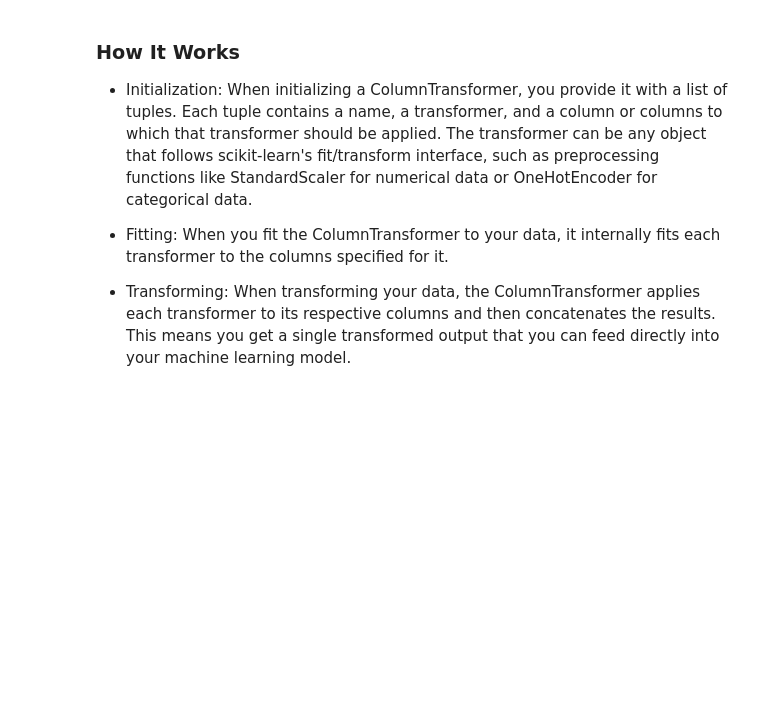
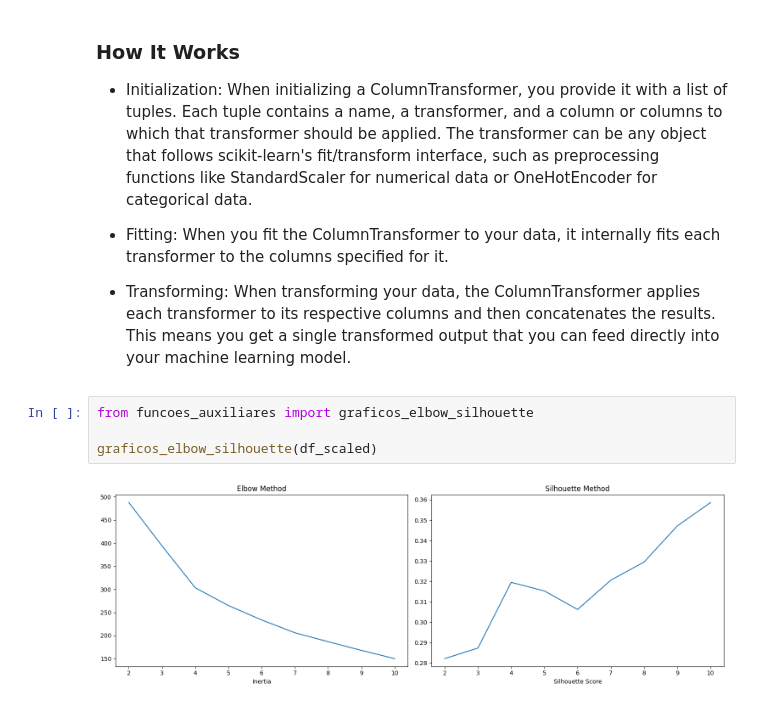
Before and after one commit to BraulioHermanson/Projeto_Segmentacao_de_Clientes, a Jupyter notebook: notebooks/[02] Pipeline.ipynb, the cells around one changed output. Saved outputs shown, nothing was run; the diff lists cells and outputs as text; blank space fills up the shorter version.

```diff
--- a/notebooks/[02] Pipeline.ipynb
+++ b/notebooks/[02] Pipeline.ipynb
@@ -97,3 +97,9 @@ The basic idea behind ColumnTransformer is that it allows you to specify which t
 - Fitting: When you fit the ColumnTransformer to your data, it internally fits each transformer to the columns specified for it.
 
 - Transforming: When transforming your data, the ColumnTransformer applies each transformer to its respective columns and then concatenates the results. This means you get a single transformed output that you can feed directly into your machine learning model.
+# %%
+from funcoes_auxiliares import graficos_elbow_silhouette
+
+graficos_elbow_silhouette(df_scaled)
+# %% [output]
+[figure, added]
```
Also changed, not shown: 1 other file.
